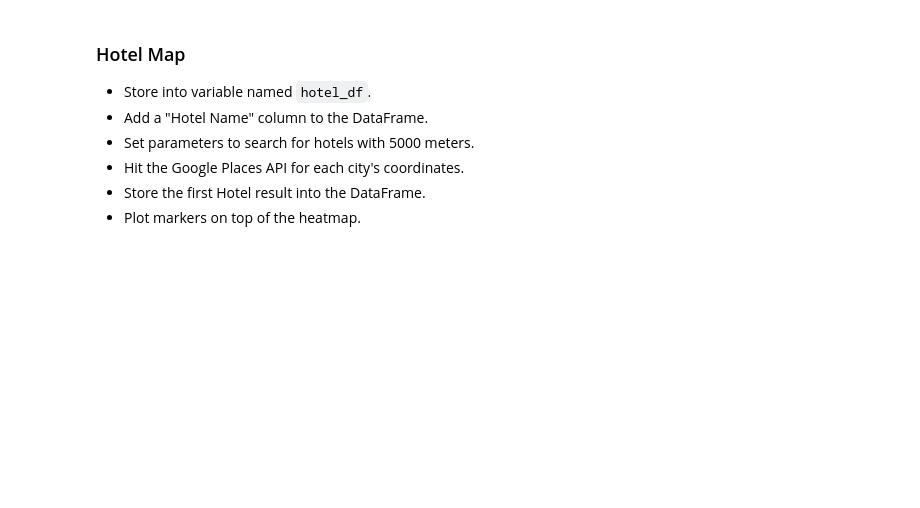
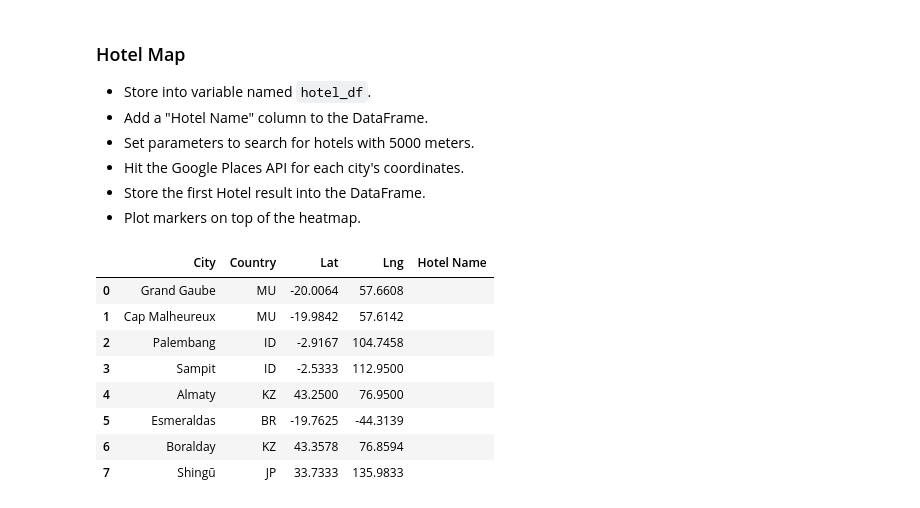
Before and after one commit to ZiboZhao0804/python-api-challenge, a Jupyter notebook: VacationPy/VacationPy.ipynb, the cells around one changed output. Saved outputs shown, nothing was run; the diff lists cells and outputs as text; code cells hidden in the pictures; blank space fills up the shorter version.

```diff
--- a/VacationPy/VacationPy.ipynb
+++ b/VacationPy/VacationPy.ipynb
@@ -56,3 +88,18 @@ Note: you may need to restart the kernel to use updated packages.
 * Hit the Google Places API for each city's coordinates.
 * Store the first Hotel result into the DataFrame.
 * Plot markers on top of the heatmap.
+# %%
+hotel_df = ideal_df.loc[:,['City','Country','Lat','Lng']]
+hotel_df['Hotel Name'] = ''
+hotel_df.reset_index(drop = True,inplace = True)
+hotel_df
+# %% [output]
+|  | City | Country | Lat | Lng | Hotel Name |
+| 0 | Grand Gaube | MU | -20.0064 | 57.6608 |  |
+| 1 | Cap Malheureux | MU | -19.9842 | 57.6142 |  |
+| 2 | Palembang | ID | -2.9167 | 104.7458 |  |
+| 3 | Sampit | ID | -2.5333 | 112.9500 |  |
+| 4 | Almaty | KZ | 43.2500 | 76.9500 |  |
+| 5 | Esmeraldas | BR | -19.7625 | -44.3139 |  |
+| 6 | Boralday | KZ | 43.3578 | 76.8594 |  |
+| 7 | Shingū | JP | 33.7333 | 135.9833 |  |
```
Also changed, not shown: parts of 11 cells of this notebook.
